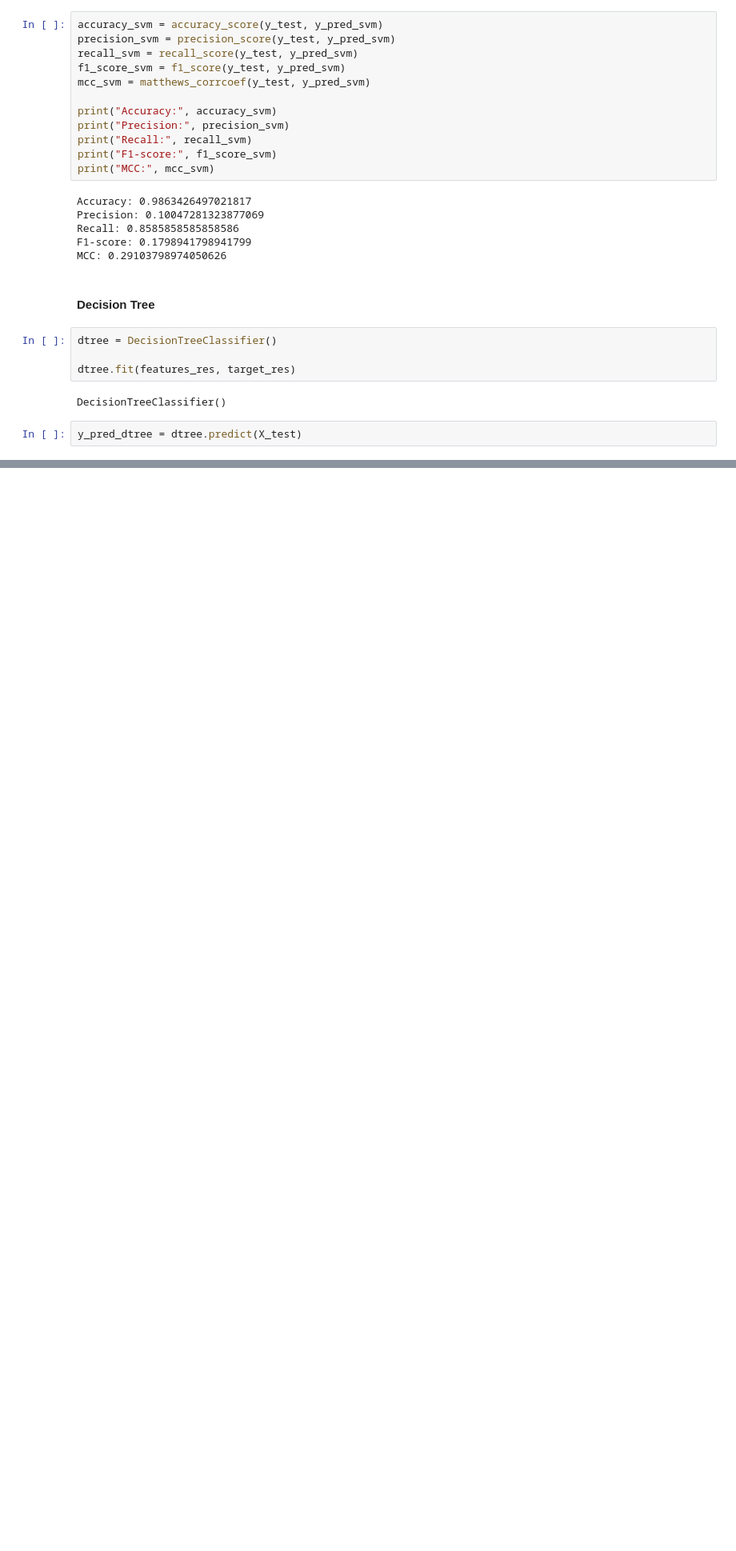
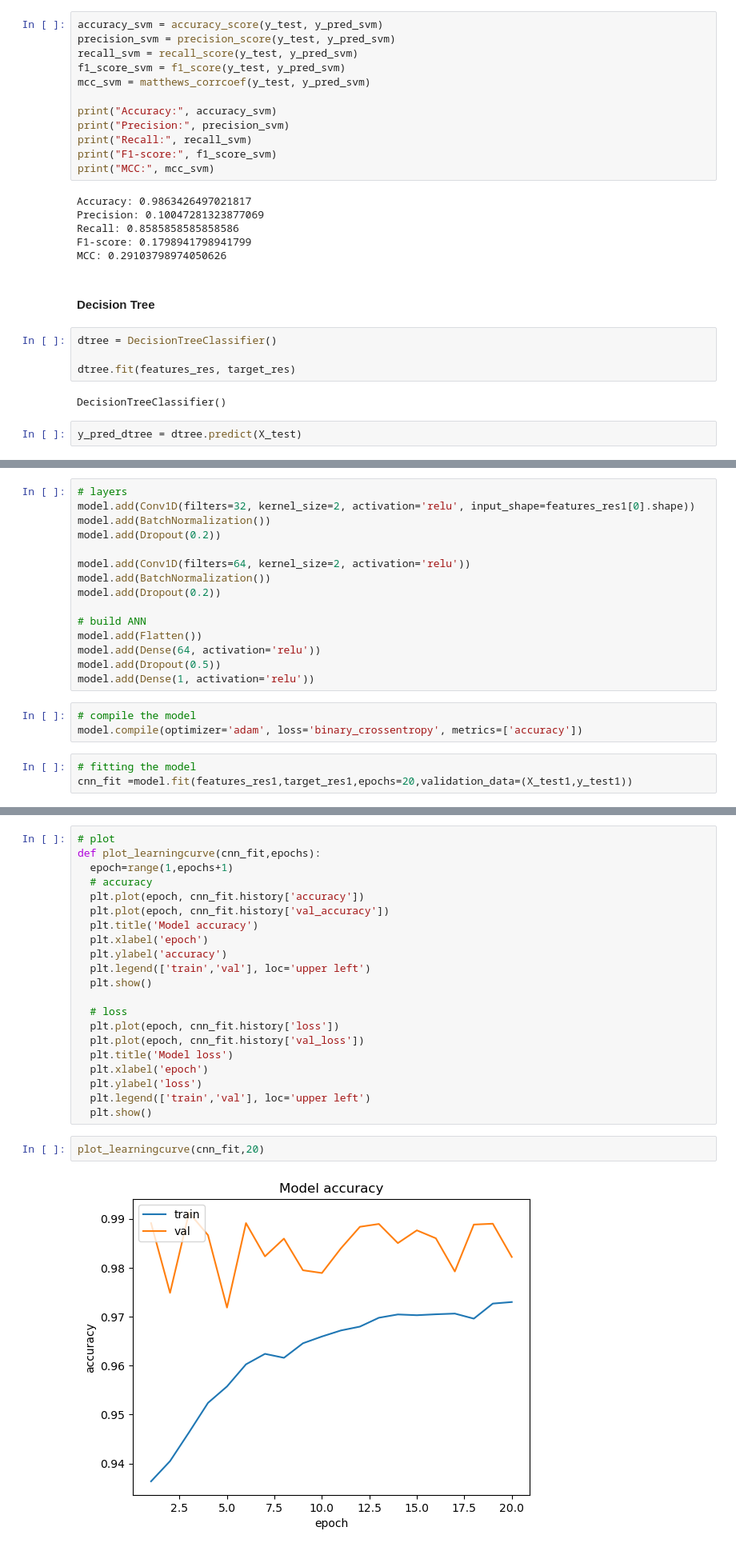
Before and after one commit to s17465ravindu/Dynamic-fraud-detection-in-streaming-financial-data, a Jupyter notebook: Src/model_traning.ipynb, the cells around one changed output, grey strips where cells are left out. Shown: that part at 80% size. Saved outputs shown, nothing was run; the diff lists cells and outputs as text; blank space fills up the shorter version.

Commit message:
training model

```diff
--- a/Src/model_traning.ipynb
+++ b/Src/model_traning.ipynb
@@ -137,0 +160,21 @@ MCC: 0.544382837353043
+# %%
+# layers
+model.add(Conv1D(filters=32, kernel_size=2, activation='relu', input_shape=features_res1[0].shape))
+model.add(BatchNormalization())
+model.add(Dropout(0.2))
+
+model.add(Conv1D(filters=64, kernel_size=2, activation='relu'))
+model.add(BatchNormalization())
+model.add(Dropout(0.2))
+
+# build ANN
+model.add(Flatten())
+model.add(Dense(64, activation='relu'))
+model.add(Dropout(0.5))
+model.add(Dense(1, activation='relu'))
+# %%
+# compile the model
+model.compile(optimizer='adam', loss='binary_crossentropy', metrics=['accuracy'])
+# %%
+# fitting the model
+cnn_fit =model.fit(features_res1,target_res1,epochs=20,validation_data=(X_test1,y_test1))
@@ -137,0 +199,25 @@ MCC: 0.544382837353043
+# %%
+# plot
+def plot_learningcurve(cnn_fit,epochs):
+  epoch=range(1,epochs+1)
+  # accuracy
+  plt.plot(epoch, cnn_fit.history['accuracy'])
+  plt.plot(epoch, cnn_fit.history['val_accuracy'])
+  plt.title('Model accuracy')
+  plt.xlabel('epoch')
+  plt.ylabel('accuracy')
+  plt.legend(['train','val'], loc='upper left')
+  plt.show()
+
+  # loss
+  plt.plot(epoch, cnn_fit.history['loss'])
+  plt.plot(epoch, cnn_fit.history['val_loss'])
+  plt.title('Model loss')
+  plt.xlabel('epoch')
+  plt.ylabel('loss')
+  plt.legend(['train','val'], loc='upper left')
+  plt.show()
+# %%
+plot_learningcurve(cnn_fit,20)
+# %% [output]
+[figure, added]
```
Also changed, not shown: parts of 13 cells of this notebook.
